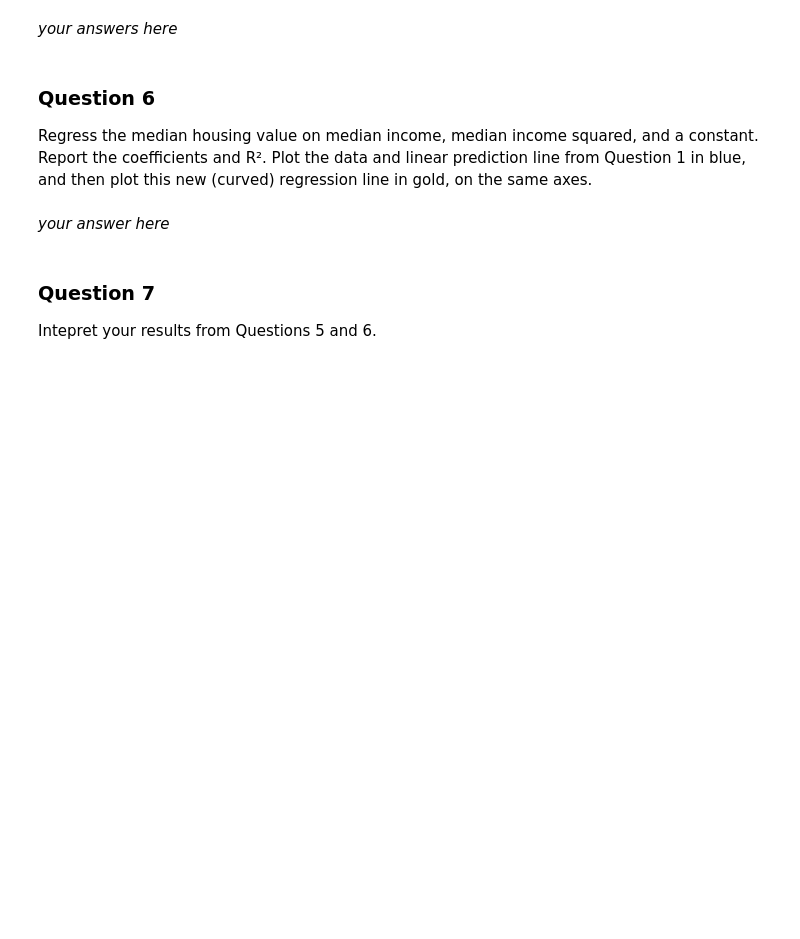
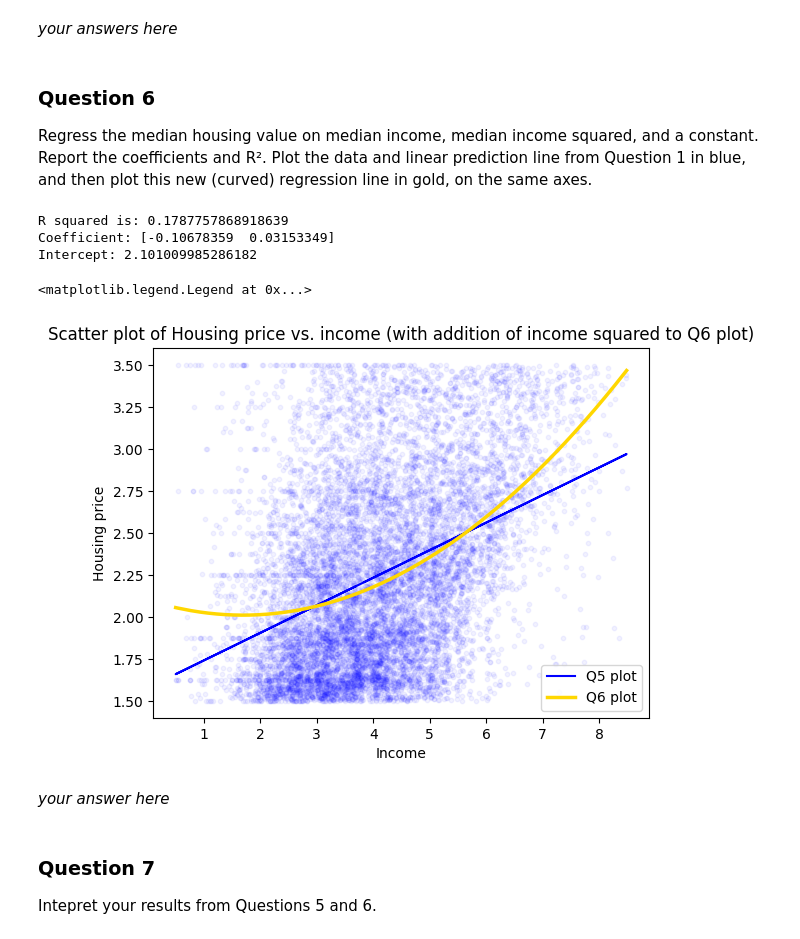
Before and after one commit to javadamn/Applied_ML, a Jupyter notebook: PS/PS4/INFO251_S25_PS4.ipynb, the cells around one changed output. Cells and saved outputs as stored; diff of their text form; code cells hidden in the pictures; blank space fills up the shorter version.

```diff
--- a/PS/PS4/INFO251_S25_PS4.ipynb
+++ b/PS/PS4/INFO251_S25_PS4.ipynb
@@ -81,3 +106,32 @@ Regress the median housing value on median income, median income squared, and a
+# %%
+X = np.array(cal_df['MedInc']).reshape(-1, 1)
+
+X2 = X**2
+X_income = np.hstack((X, X2))
+y = np.array(cal_df['MedHouseVal'])
+
+reg_q6 = LinearRegression(fit_intercept=True).fit(X_income, y)
+R_2_q6 = reg_q6.score(X_income, y)
+print(f"R squared is: {R_2_q6}")
+print(f"Coefficient: {reg_q6.coef_}")
+print(f"Intercept: {reg_q6.intercept_}")
+
+fig, ax = plt.subplots(1)
+ax.scatter(X, y, color='blue', s=10, alpha=0.05)
+ax.plot(X, reg.predict(X), color='blue', label='Q5 plot')
+
+X_sorted = np.sort(X, axis=0) #to avoide zigzag line: before plotting we sort X values
+ax.plot(X_sorted, reg_q6.predict(np.hstack((X_sorted, X_sorted**2))), color='gold', label='Q6 plot', lw=2.5)
+ax.set_xlabel('Income')
+ax.set_ylabel('Housing price')
+ax.set_title('Scatter plot of Housing price vs. income (with addition of income squared to Q6 plot)')
+ax.legend()
+# %% [output]
+R squared is: 0.1787757868918639
+Coefficient: [-0.10678359  0.03153349]
+Intercept: 2.101009985286182
+<matplotlib.legend.Legend at 0x...>
+[figure, added]
 # %% [markdown]
 *your answer here*
 # %% [markdown]
```
Also changed, not shown: parts of 41 cells of this notebook.
